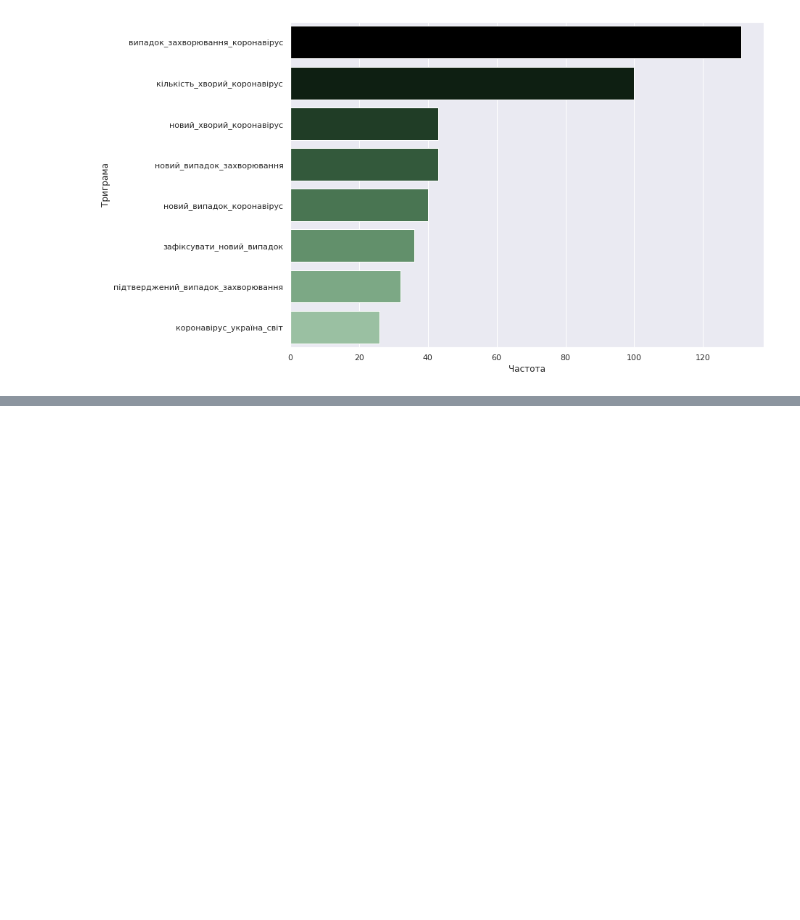
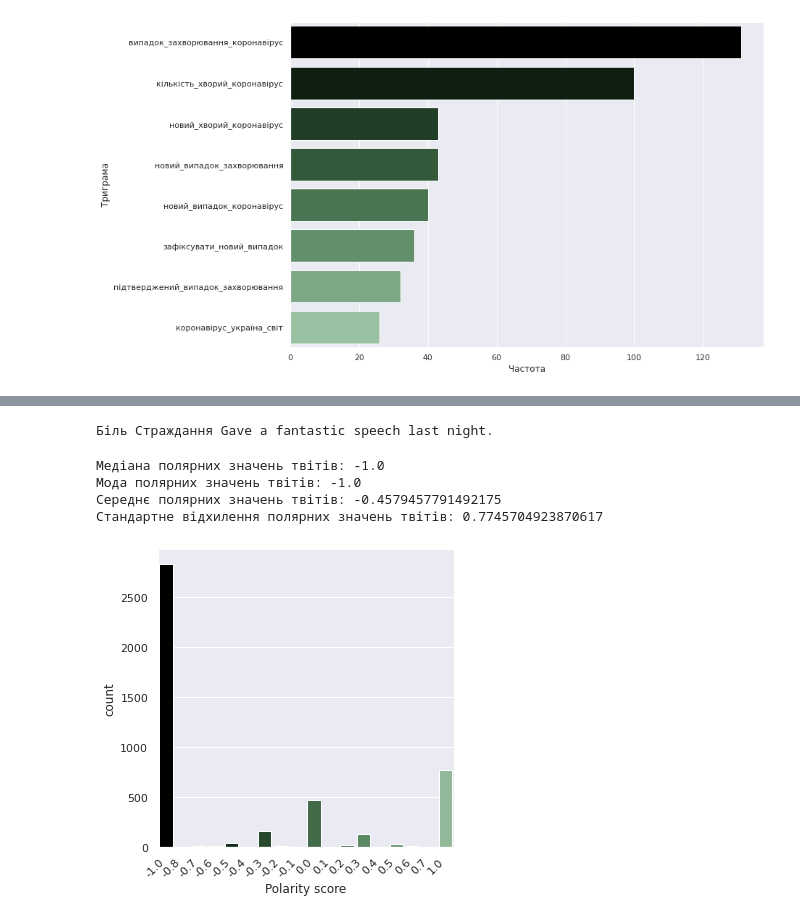
Before and after one commit to tiredwaffle/tweets_analysis, a Jupyter notebook: preprocessing.ipynb, the cells around one changed output, grey strips where cells are left out. Cells and saved outputs as stored; diff of their text form; code cells hidden in the pictures; blank space fills up the shorter version.

Commit message:
Polarity score

```diff
--- a/preprocessing.ipynb
+++ b/preprocessing.ipynb
@@ -272,0 +289,30 @@ sns.barplot(x='Частота',y='Триграма',data=df_tr, palette = sns.cu
+# %%
+first_sentence = text.sentences[0]
+print(first_sentence)
+# %% [output]
+Біль Страждання Gave a fantastic speech last night.
+# %%
+polar = []
+for line in range(len(lemmatized_text)):
+  try:
+    polar.append([line, Text(' '.join(lemmatized_text[line]), hint_language_code = 'uk').polarity])
+  except ZeroDivisionError:
+    polar.append([line,-1])
+  except ValueError:
+    polar.append([line,0])
+# %%
+from statistics import mean, stdev, median, mode
+polar_df = pd.DataFrame(data = {'sentence': [i[0] for i in polar],
+                                'Polarity score': [round(i[1],1) for i in polar]})
+print("Медіана полярних значень твітів: {}\nМода полярних значень твітів: {}\nСереднє полярних значень твітів: {}\nСтандартне відхилення полярних значень твітів: {}".format(median(polar_df['Polarity score']),mode(polar_df['Polarity score']),mean(polar_df['Polarity score']),stdev(polar_df['Polarity score'])))
+# %% [output]
+Медіана полярних значень твітів: -1.0
+Мода полярних значень твітів: -1.0
+Середнє полярних значень твітів: -0.4579457791492175
+Стандартне відхилення полярних значень твітів: 0.7745704923870617
+# %%
+#sns.set(rc={'figure.figsize':(15.7,10.27)})
+chart = sns.catplot(x="Polarity score", kind="count", data=polar_df, palette = sns.cubehelix_palette(25, start=2, rot=0, dark=0, light=.95, reverse=True));
+plt.xticks(rotation=45,horizontalalignment='right', fontweight='light');
+# %% [output]
+[figure, added]
```
Also changed, not shown: parts of 16 cells of this notebook.
